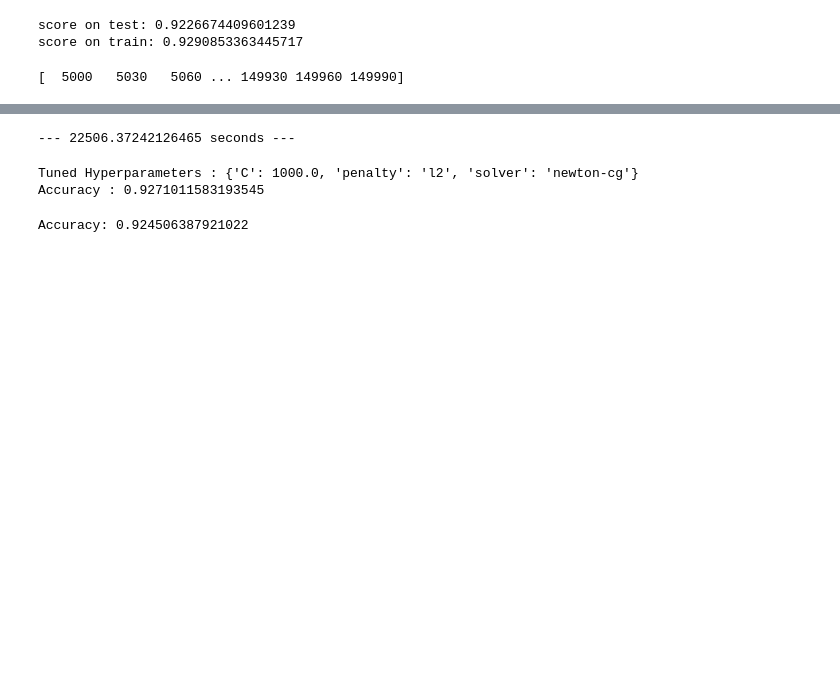
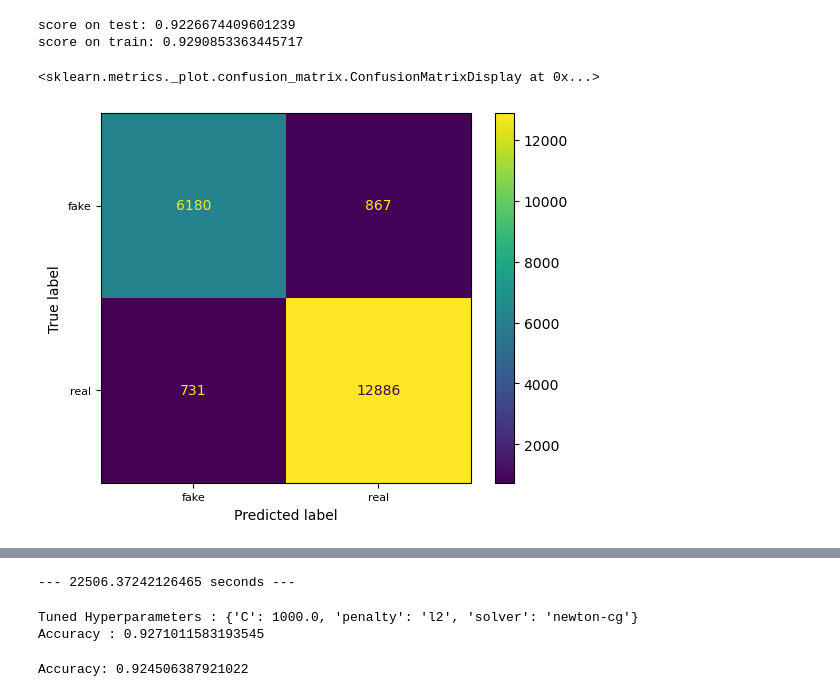
Before and after one commit to Noob1701/Springboard, a Jupyter notebook: Fake News Modelling.ipynb, the cells around one changed output, grey strips where cells are left out. Cells and saved outputs as stored; diff of their text form; code cells hidden in the pictures; blank space fills up the shorter version.

```diff
--- a/Fake News Modelling.ipynb
+++ b/Fake News Modelling.ipynb
@@ -110,7 +112,3 @@ print("score on train: "+ str(lr.score(X_train_scaled, y_train)))
 # %% [output]
 score on test: 0.9226674409601239
 score on train: 0.9290853363445717
-# %%
-print((np.arange(5000, 150000, 30)))
-# %% [output]
-[  5000   5030   5060 ... 149930 149960 149990]
@@ -116,0 +118,13 @@ print((np.arange(5000, 150000, 30)))
+# %%
+cm = confusion_matrix(y_test, y_pred_test, labels = lr.classes_)
+_, ax = plt.subplots()
+display_cm = ConfusionMatrixDisplay(confusion_matrix = cm,
+                                    display_labels = ['fake', 'real'])
+ax.set_xticks([0, 1])
+ax.set_yticks([0, 1])
+ax.set_xticklabels(labels = ['fake', 'real'], fontsize = 8)
+ax.set_yticklabels(labels = ['fake', 'real'], fontsize = 8)
+display_cm.plot(ax = ax)
+# %% [output]
+<sklearn.metrics._plot.confusion_matrix.ConfusionMatrixDisplay at 0x...>
+[figure, added]
```
Also changed, not shown: parts of 19 cells of this notebook.
